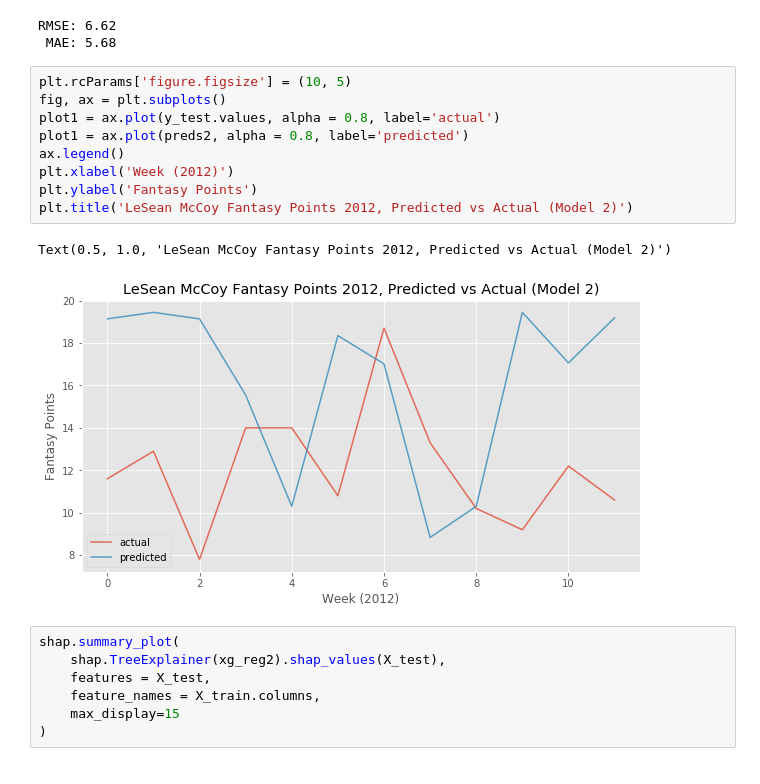
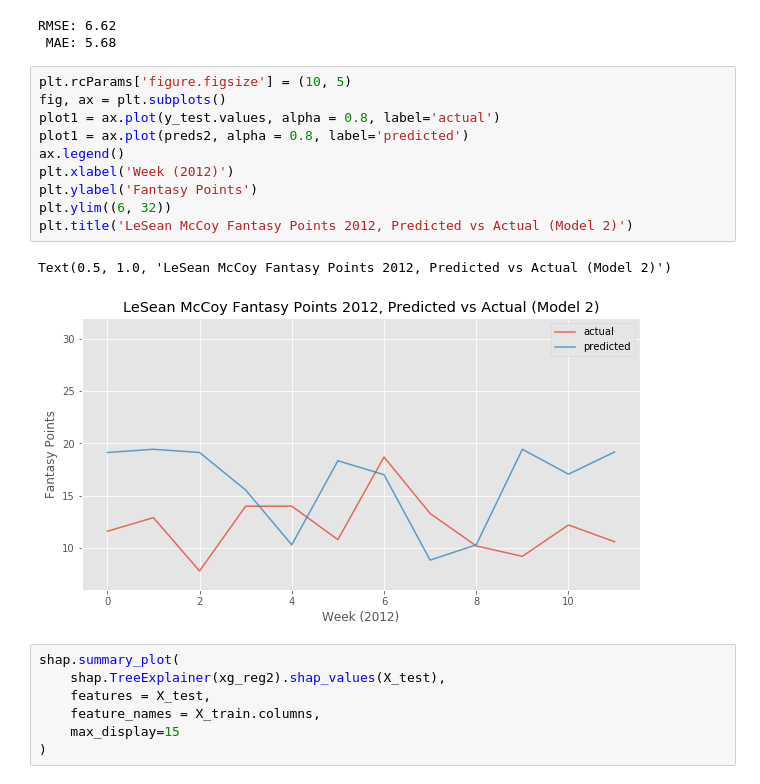
Before and after one commit to mpdettmar/Fantasy-Football-Player-Predictions, a Jupyter notebook: modeling_notebooks/10_model1_xgboost.ipynb, the cells around one changed output. Cells and saved outputs as stored; diff of their text form.

Commit message:
reran xgboost to rescale mccoy charts

```diff
--- a/modeling_notebooks/10_model1_xgboost.ipynb
+++ b/modeling_notebooks/10_model1_xgboost.ipynb
@@ -286,15 +287,16 @@ RMSE: 6.62
 # %%
 plt.rcParams['figure.figsize'] = (10, 5)
 fig, ax = plt.subplots()
 plot1 = ax.plot(y_test.values, alpha = 0.8, label='actual')
 plot1 = ax.plot(preds2, alpha = 0.8, label='predicted')
 ax.legend()
 plt.xlabel('Week (2012)')
 plt.ylabel('Fantasy Points')
+plt.ylim((6, 32))
 plt.title('LeSean McCoy Fantasy Points 2012, Predicted vs Actual (Model 2)')
 # %% [output]
 Text(0.5, 1.0, 'LeSean McCoy Fantasy Points 2012, Predicted vs Actual (Model 2)')
-[figure, old version]
+[figure, new version]
 # %%
 shap.summary_plot(
     shap.TreeExplainer(xg_reg2).shap_values(X_test),
```
Also changed, not shown: parts of 4 cells of this notebook.
